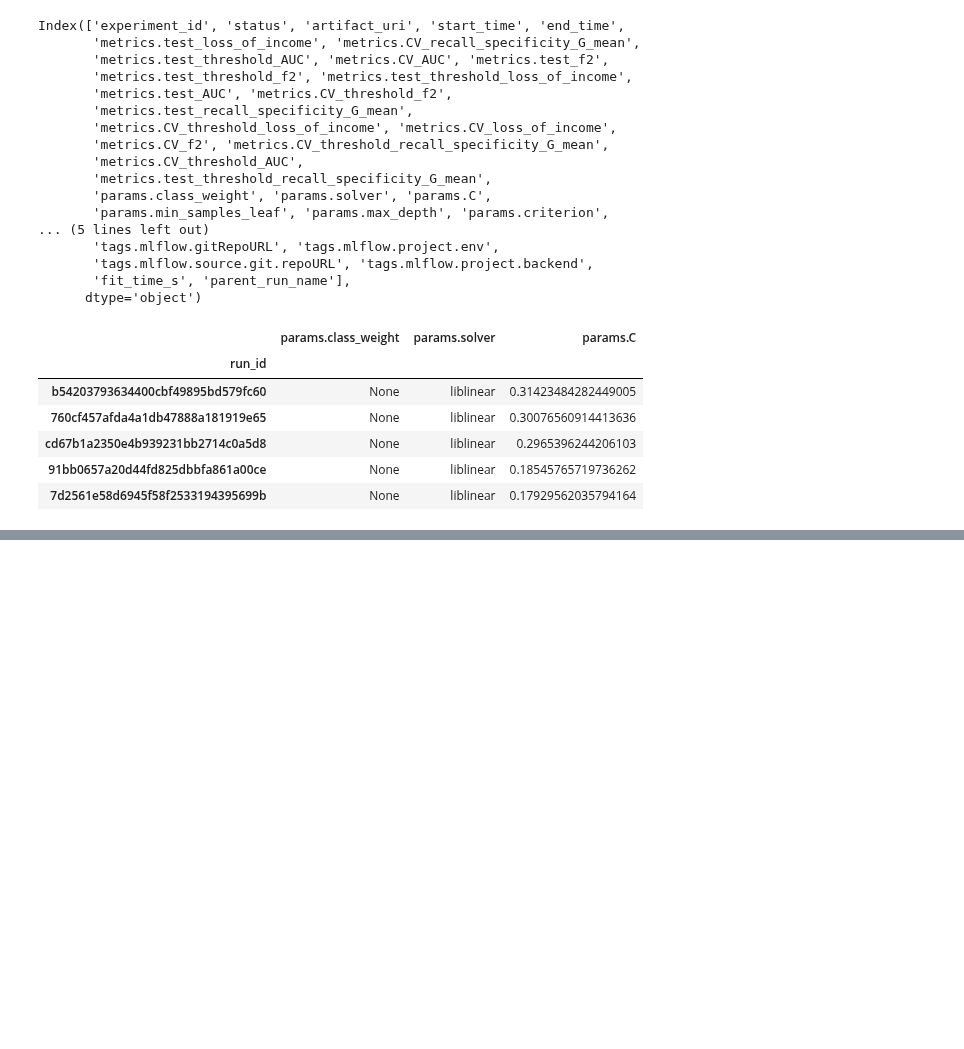
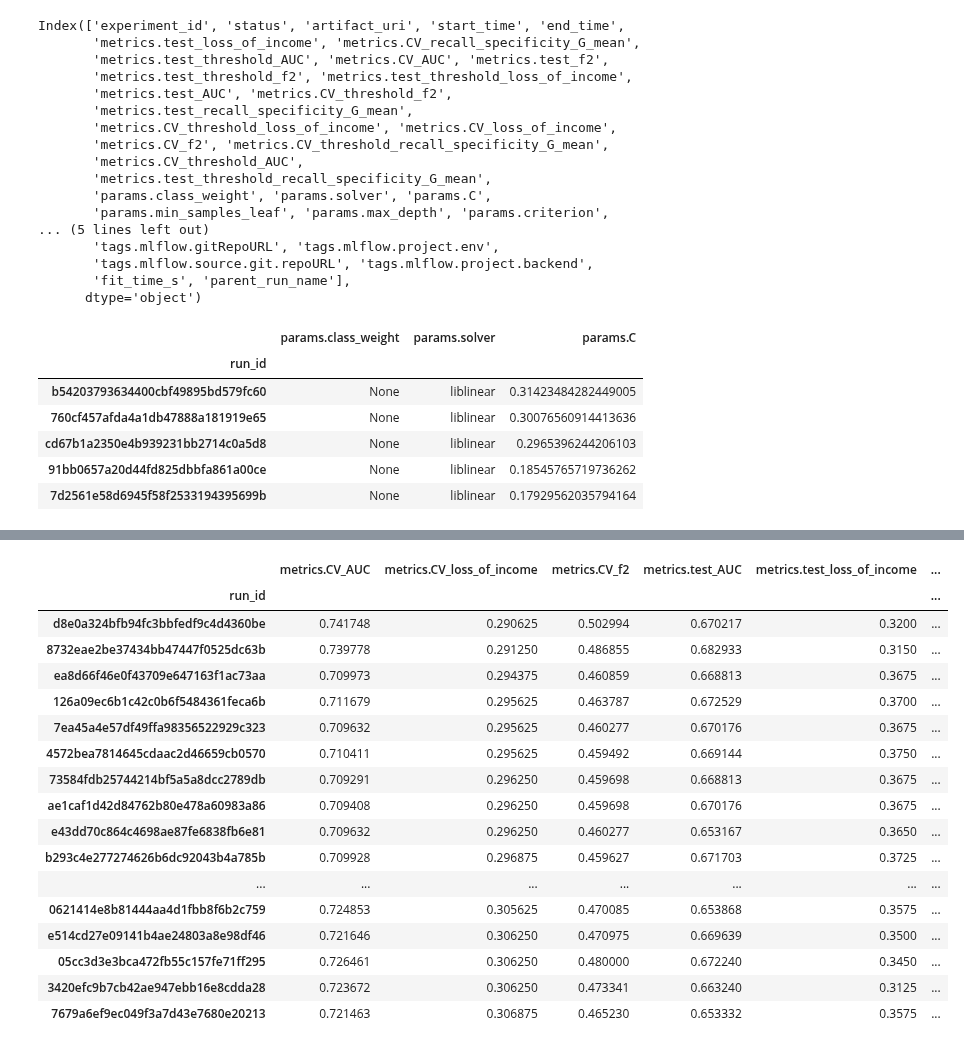
Before and after one commit to JulienfLeBoucher/OC_MLOps_credit_scoring, a Jupyter notebook: explore_mlflow_tracking.ipynb, the cells around one changed output, grey strips where cells are left out. Saved outputs shown, nothing was run; the diff lists cells and outputs as text; code cells hidden in the pictures; blank space fills up the shorter version.

```diff
--- a/explore_mlflow_tracking.ipynb
+++ b/explore_mlflow_tracking.ipynb
@@ -131,0 +160,21 @@ results3.head(30)
+# %%
+results.head(50)
+# %% [output]
+|  | metrics.CV_AUC | metrics.CV_loss_of_income | metrics.CV_f2 | metrics.test_AUC | metrics.test_loss_of_income | ... |
+| run_id |  |  |  |  |  | ... |
+| d8e0a324bfb94fc3bbfedf9c4d4360be | 0.741748 | 0.290625 | 0.502994 | 0.670217 | 0.3200 | ... |
+| 8732eae2be37434bb47447f0525dc63b | 0.739778 | 0.291250 | 0.486855 | 0.682933 | 0.3150 | ... |
+| ea8d66f46e0f43709e647163f1ac73aa | 0.709973 | 0.294375 | 0.460859 | 0.668813 | 0.3675 | ... |
+| 126a09ec6b1c42c0b6f5484361feca6b | 0.711679 | 0.295625 | 0.463787 | 0.672529 | 0.3700 | ... |
+| 7ea45a4e57df49ffa98356522929c323 | 0.709632 | 0.295625 | 0.460277 | 0.670176 | 0.3675 | ... |
+| 4572bea7814645cdaac2d46659cb0570 | 0.710411 | 0.295625 | 0.459492 | 0.669144 | 0.3750 | ... |
+| 73584fdb25744214bf5a5a8dcc2789db | 0.709291 | 0.296250 | 0.459698 | 0.668813 | 0.3675 | ... |
+| ae1caf1d42d84762b80e478a60983a86 | 0.709408 | 0.296250 | 0.459698 | 0.670176 | 0.3675 | ... |
+| e43dd70c864c4698ae87fe6838fb6e81 | 0.709632 | 0.296250 | 0.460277 | 0.653167 | 0.3650 | ... |
+| b293c4e277274626b6dc92043b4a785b | 0.709928 | 0.296875 | 0.459627 | 0.671703 | 0.3725 | ... |
+| ... | ... | ... | ... | ... | ... | ... |
+| 0621414e8b81444aa4d1fbb8f6b2c759 | 0.724853 | 0.305625 | 0.470085 | 0.653868 | 0.3575 | ... |
+| e514cd27e09141b4ae24803a8e98df46 | 0.721646 | 0.306250 | 0.470975 | 0.669639 | 0.3500 | ... |
+| 05cc3d3e3bca472fb55c157fe71ff295 | 0.726461 | 0.306250 | 0.480000 | 0.672240 | 0.3450 | ... |
+| 3420efc9b7cb42ae947ebb16e8cdda28 | 0.723672 | 0.306250 | 0.473341 | 0.663240 | 0.3125 | ... |
+| 7679a6ef9ec049f3a7d43e7680e20213 | 0.721463 | 0.306875 | 0.465230 | 0.653332 | 0.3575 | ... |
```
Also changed, not shown: parts of 9 cells of this notebook, 6 other files.
